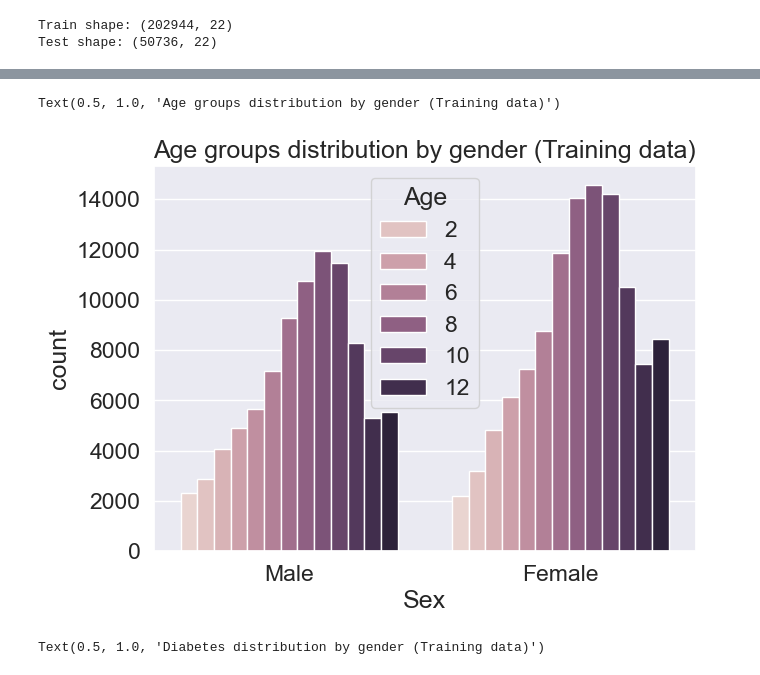
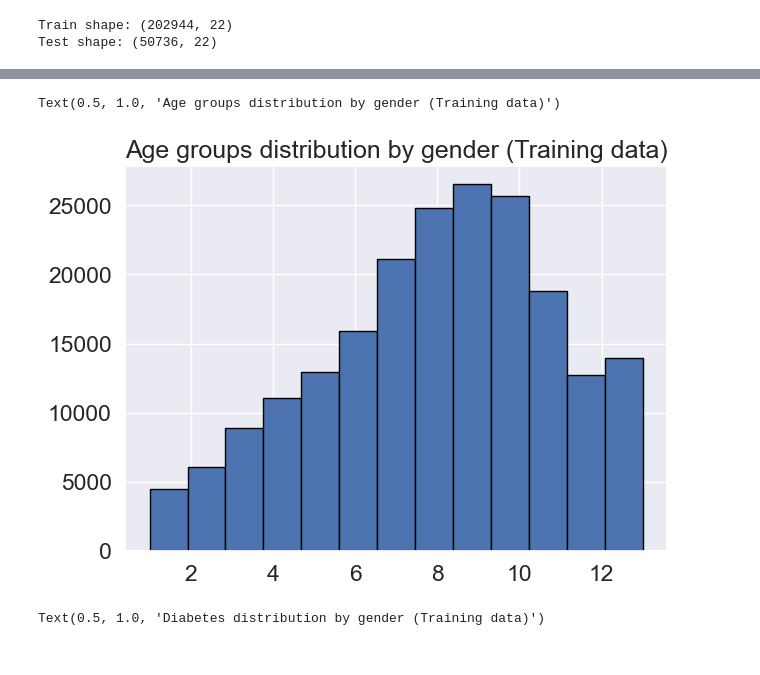
Before and after one commit to SulbenS/MaskinL-ringOppgaver, a Jupyter notebook: Oppgave2.ipynb, the cells around one changed output, grey strips where cells are left out. Saved outputs shown, nothing was run; the diff lists cells and outputs as text; code cells hidden in the pictures.

```diff
--- a/Oppgave2.ipynb
+++ b/Oppgave2.ipynb
@@ -104,9 +52,0 @@ dfTest = feature_engineering(dfTest)
-# %%
-# Creates DataFrame with genders as text instead of 0 and 1 for better visualization
-dfTrainWithGender = dfTrain.copy()
-dfTrainWithGender['Sex'] = dfTrainWithGender['Sex'].replace({0: 'Female', 1: 'Male'})
-
-plt.figure(figsize=(7,5))
-sns.set(font_scale=1.5)
-sns.countplot(x='Sex', data=dfTrainWithGender)
-plt.title('Total amount of each gender (Training data)')
@@ -116,9 +77,9 @@ Text(0.5, 1.0, 'Total amount of each gender (Training data)')
 # %%
 plt.figure(figsize=(7,5))
-sns.set(font_scale=1.5)
-sns.countplot(x='Sex', data=dfTrainWithGender, hue="Age")
+sns.set_theme(font_scale=1.5)
+plt.hist(dfTrain['Age'], bins=13, edgecolor='black')
 plt.title('Age groups distribution by gender (Training data)')
 # %% [output]
 Text(0.5, 1.0, 'Age groups distribution by gender (Training data)')
-[figure, old version]
+[figure, new version]
 # %%
```
Also changed, not shown: parts of 14 cells of this notebook, 1 other file.
